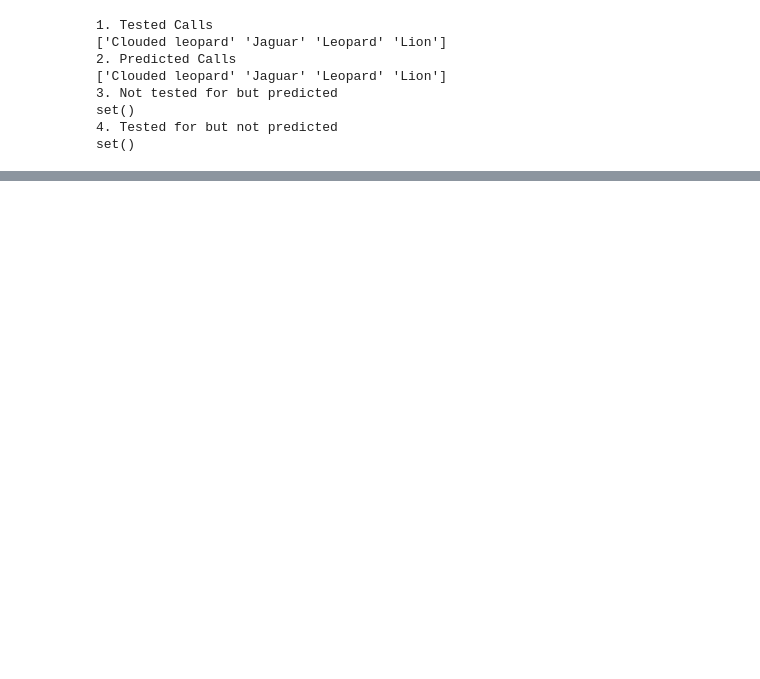
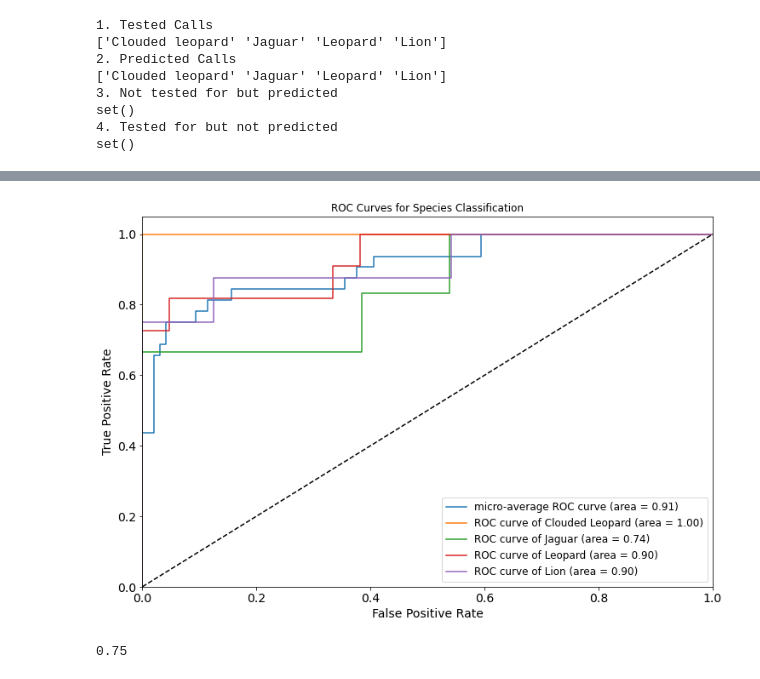
Before and after one commit to kexantus/felidetect, a Jupyter notebook: Modeling-Pantherinae July 2022.ipynb, the cells around one changed output, grey strips where cells are left out. Cells and saved outputs as stored; diff of their text form; code cells hidden in the pictures; blank space fills up the shorter version.

```diff
--- a/Modeling-Pantherinae July 2022.ipynb
+++ b/Modeling-Pantherinae July 2022.ipynb
@@ -643,7 +775,7 @@ n_classes = y.shape[1]
 X_train_roc, X_test_roc, y_train_roc, y_test_roc = train_test_split(X, y, test_size=0.25, random_state=None, shuffle=True, stratify=y)
 
 # Learn to predict each class against the other
-classifier = OneVsRestClassifier(XGBClassifier(**parameters,n_estimators=1200)
+classifier = OneVsRestClassifier(XGBClassifier(n_estimators=1200))
 y_score = classifier.fit(X_train_roc, y_train_roc).predict_proba(X_test_roc)
 
 # Compute ROC curve and ROC area for each class
@@ -696,0 +832,2 @@ SyntaxError: invalid syntax (<ipython-input-34-adfa2cb691cb>, line 25)
+[figure, added]
+0.75
```
Also changed, not shown: parts of 25 cells of this notebook.
